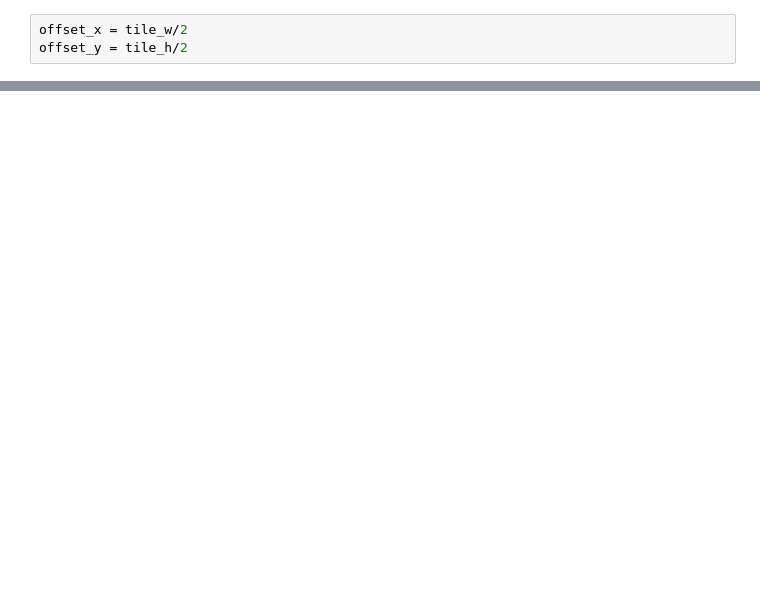
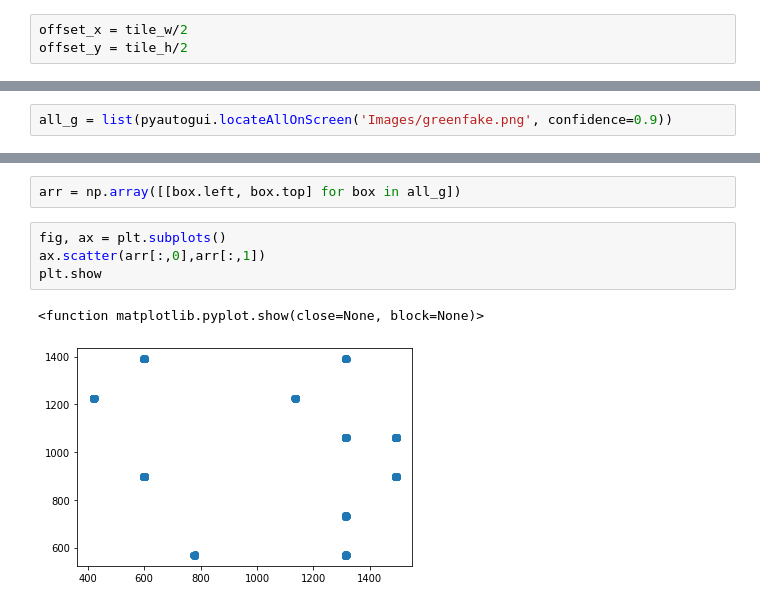
Before and after one commit to danielskih/Candy-crush-bot, a Jupyter notebook: Candy crash v2.ipynb, the cells around one changed output, grey strips where cells are left out. Drawn from its saved outputs; the diff is of its cells as text; blank space fills up the shorter version.

```diff
--- a/Candy crash v2.ipynb
+++ b/Candy crash v2.ipynb
@@ -62,0 +40,2 @@ pyautogui.click(duration=0.1, button='right')
+# %%
+all_g = list(pyautogui.locateAllOnScreen('Images/greenfake.png', confidence=0.9))
@@ -62,0 +46,9 @@ pyautogui.click(duration=0.1, button='right')
+# %%
+arr = np.array([[box.left, box.top] for box in all_g])
+# %%
+fig, ax = plt.subplots()
+ax.scatter(arr[:,0],arr[:,1])
+plt.show
+# %% [output]
+<function matplotlib.pyplot.show(close=None, block=None)>
+[figure, added]
```
Also changed, not shown: parts of 37 cells of this notebook, 4 other files.
